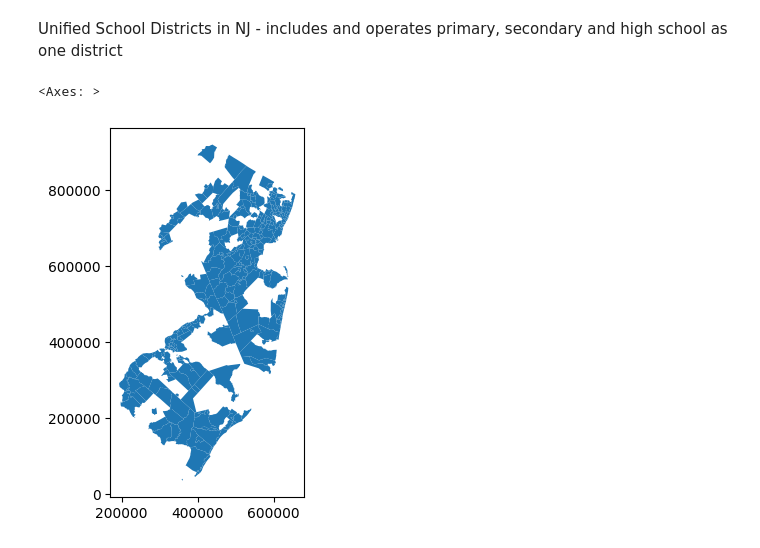
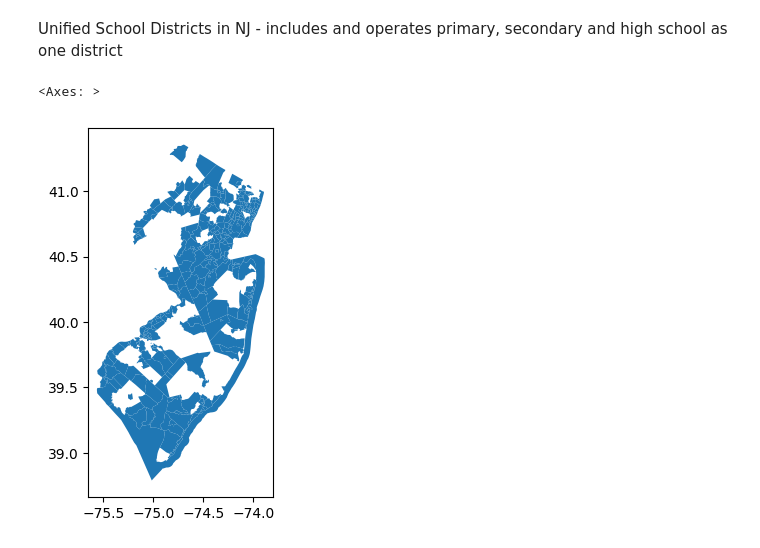
Before and after one commit to MhiyaJ/My-GIS-Stuff, a Jupyter notebook: After_School_Programs.ipynb, the cells around one changed output. Drawn from its saved outputs; the diff is of its cells as text; code cells hidden in the pictures.

Commit message:
Census.gov school district shapefile, map

```diff
--- a/After_School_Programs.ipynb
+++ b/After_School_Programs.ipynb
@@ -41,18 +41,18 @@ Unified School Districts in NJ - includes and operates primary, secondary and hi
 #used same code, changed website link to School Districts - Unified for NJ, 3424 from NJ Office of GIS (Jan. 14, 2022)
 #https://njogis-newjersey.opendata.arcgis.com/datasets/newjersey::school-districts-unified-for-nj-3424/about):
 
-! wget -q -O nj-schools.zip https://github.com/MhiyaJ/My-GIS-Stuff/raw/refs/heads/main/School_Districts___Unified_7341673536716239500.zip
+! wget -q -O nj-census.zip https://github.com/MhiyaJ/My-GIS-Stuff/raw/refs/heads/main/tl_2023_34_unsd.zip
 
-zip_ref = zipfile.ZipFile('nj-schools.zip', 'r'); zip_ref.extractall(); zip_ref.close() #look for zip drive
+zip_ref = zipfile.ZipFile ('nj-census.zip', 'r'); zip_ref.extractall(); zip_ref.close() #look for zip drive
 
-njSch=gpd.read_file('School_Districts_Unified.shp') #look for shapefile (shp.), labeled shapefile njSch
+njCen=gpd.read_file('tl_2023_34_unsd.shp') #look for shapefile (shp.), labeled shapefile njSch
 # %%
-njSch.plot()
+njCen.plot()
 #school district boundaries in two areas, on and near military bases, were edited to reflect special arrangements made for students residing in base housing
 #NJDOE used set of grades, based on financial responsibility, to assign the data for each child to exactly one school district, except for districts covering Joint Base McGuire-Dix-Lakehurst in Burlington County
 # %% [output]
 <Axes: >
-[figure, old version]
+[figure, new version]
 # %%
 #unified school district made with municipalities in mind
 ! wget -q -O nj-counties.zip https://github.com/theaok/data/raw/refs/heads/main/bounds_nj_shp.zip
```
Also changed, not shown: parts of 2 cells of this notebook.
